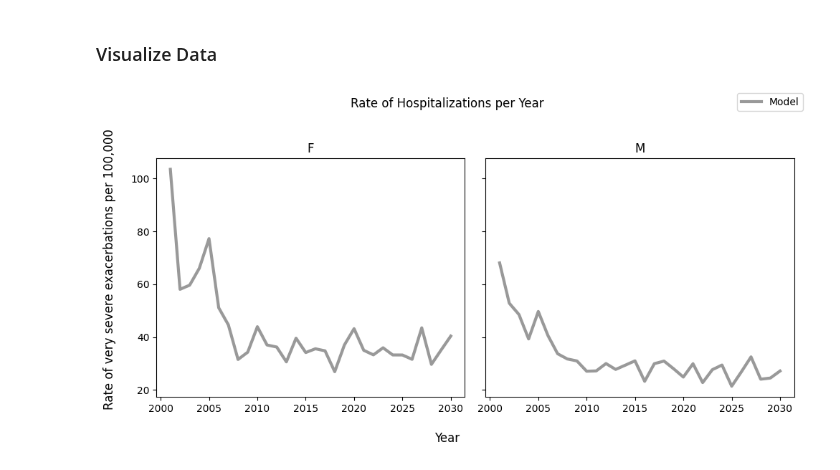
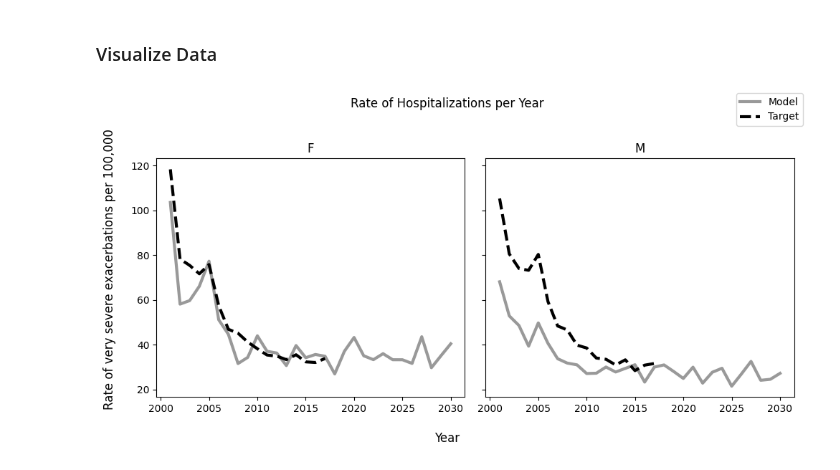
Before and after one commit to resplab/leap, a Jupyter notebook: docs/model/model-validation.ipynb, the cells around one changed output. Drawn from its saved outputs; the diff is of its cells as text; code cells hidden in the pictures.

Commit message:
add target hospitalization data (need to review)

```diff
--- a/docs/model/model-validation.ipynb
+++ b/docs/model/model-validation.ipynb
@@ -119,7 +119,7 @@ fig, axs = plt.subplots(
 )
 
 # Loop over figure years to make one plot per year
-for i, sex in enumerate(figure_years):
+for i, year in enumerate(figure_years):
     for j, sex in enumerate(["F", "M"]):
         # Get axis for current plot by indexing with i and j
         if num_rows == 1:
@@ -129,11 +129,11 @@ for i, sex in enumerate(figure_years):
 
         # Filter StatsCan data by current year and sex
         target_mortality_filtered_df = target_mortality_df[
-            (target_mortality_df["year"] == sex) & (target_mortality_df["sex"] == sex)
+            (target_mortality_df["year"] == year) & (target_mortality_df["sex"] == sex)
         ]
         # Filter simulation data by current year and sex
         model_mortality_filtered_df = model_mortality_df[
-            (model_mortality_df["year"] == sex) & (model_mortality_df["sex"] == sex)
+            (model_mortality_df["year"] == year) & (model_mortality_df["sex"] == sex)
         ]
 
         # Plot mortality trend from the model
@@ -153,7 +153,7 @@ for i, sex in enumerate(figure_years):
         )
 
         # Set title and axis limits
-        ax.set_title(f"{sex} - {'Female' if sex == 'F' else 'Male'}", fontsize=12)
+        ax.set_title(f"{year} - {'Female' if sex == 'F' else 'Male'}", fontsize=12)
         ax.set_ylim(0, 0.07)
         ax.set_xticks([0, 20, 40, 60, 80])
 
@@ -564,6 +564,14 @@ females; right: males) across years.
 # %% [markdown]
 ### Load Data
 # %%
+# Load in hospitalization from target (CIHI)
+target_hosp_df_raw = pd.read_csv(
+    LEAP_ROOT / "leap" / "original_data" / "asthma_hosp" / PROVINCE / "tab1_rate.csv"
+)
+target_hosp_N_df_raw = pd.read_csv(
+    LEAP_ROOT / "leap" / "original_data" / "asthma_hosp" / PROVINCE / "tab1_N.csv"
+)
+
 # Load hospitalization data from simulation
 model_hosp_df_raw = pd.read_csv(RUN_BUNDLE_FOLDER / "outcome_matrix_exacerbation_hospital.csv")
 # %% [markdown]
@@ -587,51 +629,48 @@ num_rows = 1
 figure_sexes = ["F", "M"]
 fig, axs = plt.subplots(
     nrows=num_rows, ncols=num_cols, figsize=(5 * num_cols, 5 * num_rows), sharey=True
 )
 
 # Loop over figure sexes to make one plot per sex
 for i, sex in enumerate(figure_sexes):
     # Select correct axis
-    ax = axs[i] if num_rows == 1 else axs[i // num_cols][i % num_cols]
+    ax = axs[i]
 
-    # Filter by sex
+    # Filter by sex for model and target
     model_hosp_filtered_df = model_hosp_df[model_hosp_df["sex"] == sex]
+    target_hosp_filtered_df = target_hosp_total_df[target_hosp_total_df["sex"] == sex]
 
-    # Group by year (aggregate over age)
-    model_hosp_yearly = (
-        model_hosp_filtered_df.groupby("year")["h_rate"].sum().reset_index()
-    )
 
-    # Plot simulated data
+    # Plot model data
     ax.plot(
-        model_hosp_yearly["year"],
-        model_hosp_yearly["h_rate"],
+        model_hosp_filtered_df["year"],
+        model_hosp_filtered_df["h_rate"],
         color="#999999",
         linestyle="-",
         linewidth=3,
-        label="Simulated",
+        label="Model",
     )
-    # Plot age trend from target
-    # ax.plot(
-    #     fig5_filtered_df["age"],
-    #     fig5_filtered_df["n_alive_target"],
-    #     color="black",
-    #     linestyle="dashed",
-    #     linewidth=3,
-    #     label="observed",
-    # )
+    # Plot target data
+    ax.plot(
+        target_hosp_filtered_df["year"],
+        target_hosp_filtered_df["true_rate"],
+        color="black",
+        linestyle="dashed",
+        linewidth=3,
+        label="Target",
+    )
 
     # Title and Labels
     ax.set_title(f"{sex}", fontsize=12)
 
 
 # Additional labels
 fig.supxlabel("Year")
 fig.supylabel("Rate of very severe exacerbations per 100,000")
 fig.suptitle("Rate of Hospitalizations per Year")
-fig.legend(["Model"])
+fig.legend(["Model", "Target"])
 plt.tight_layout(rect=[0.01, 0, 1, 0.95])
 
 plt.show()
 # %% [output]
-[figure, old version]
+[figure, new version]
```
Also changed, not shown: parts of 1 cell of this notebook.
